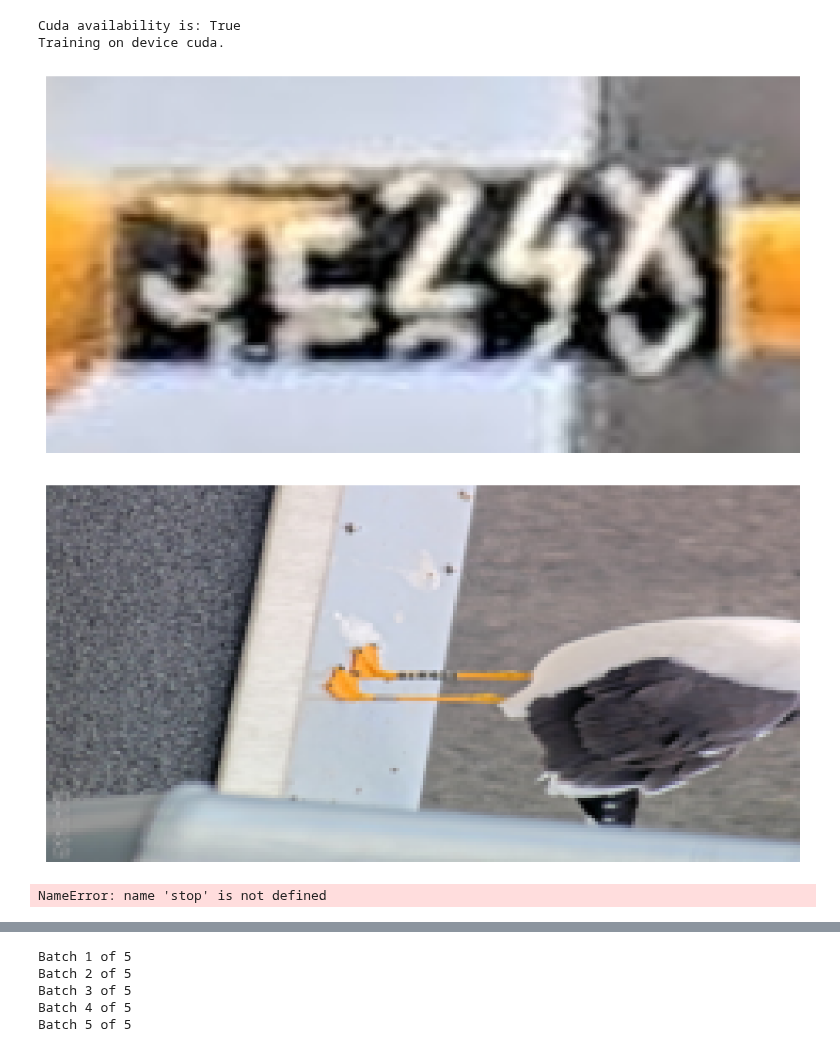
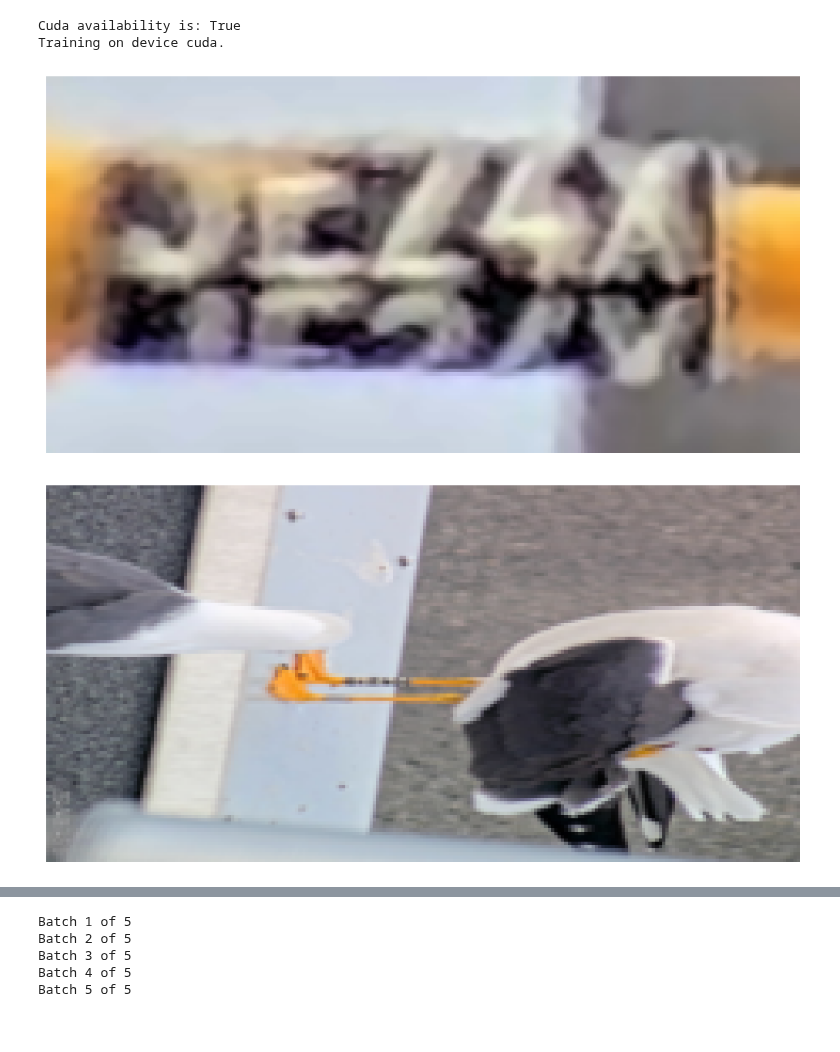
Before and after one commit to Krijosor/Bird-Is-The-Word, a Jupyter notebook: testbook.ipynb, the cells around one changed output, grey strips where cells are left out. Saved outputs shown, nothing was run; the diff lists cells and outputs as text; code cells hidden in the pictures.

```diff
--- a/testbook.ipynb
+++ b/testbook.ipynb
@@ -61,10 +55,9 @@ label_path_rno = "dataset/datasets/ringmerkingno/ringcodes.csv"
 image_path_rno = "dataset/datasets/ringmerkingno/images"
 bb_path_rno = "dataset/datasets/ringmerkingno/labels"
 
-max_n_single = 100
+max_n_single = 200
 max_n_all = None
 transform = T.Compose([
-    # T.Resize((64,32)),
     T.Resize((224,112)),
     T.Lambda(lambda x: F.rotate(x, 270, expand=True))
 ])
@@ -83,19 +76,15 @@ def draw_image(img):
     plt.axis("off")
     plt.show()
 # %%
-data = exp_dataset[102]
+data = exp_dataset[100]
 
 draw_image(data["ocr_image"])
 draw_image(data["image"])
-
-#print(data['bb'])
 # %% [output]
-[figure, old version]
+[figure, new version]
-[figure, old version]
+[figure, new version]
 # %%
-stop
+#stop
-# %% [output]
-NameError: name 'stop' is not defined
 # %%
 paddle.device.set_device("gpu:0")
 ocr = PaddleOCR(lang="en",
```
Also changed, not shown: parts of 3 cells of this notebook, 3 other files.
